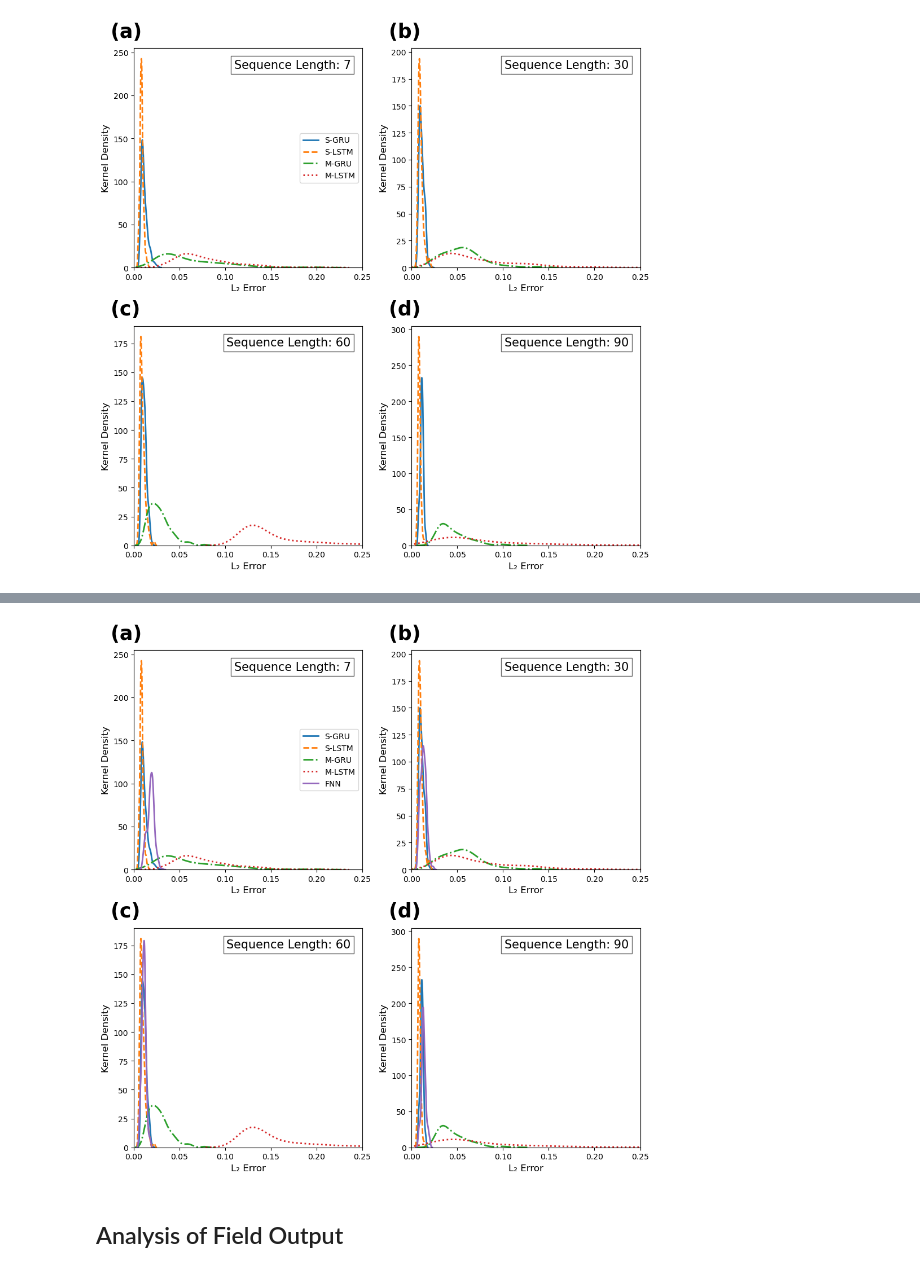
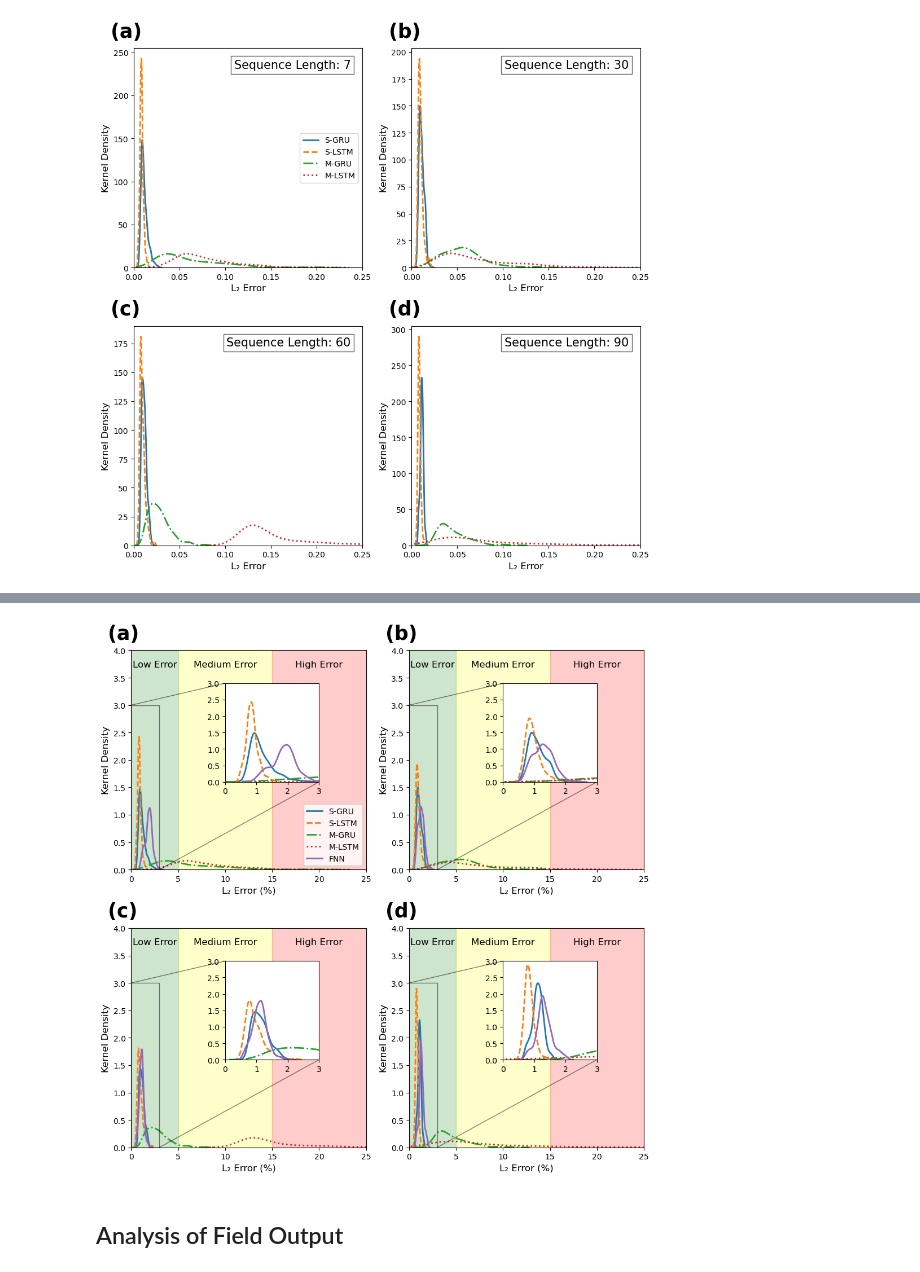
Before and after one commit to kkazuma19/CosmicRays-Operator, a Jupyter notebook: analysis.ipynb, the cells around one changed output, grey strips where cells are left out. Saved outputs shown, nothing was run; the diff lists cells and outputs as text; code cells hidden in the pictures.

```diff
--- a/analysis.ipynb
+++ b/analysis.ipynb
@@ -99,38 +197,37 @@ sdata_dir = 'single_branch/array/'
 mdata_dir = 'multi_branch/array/'
 
 # Load single-branch GRU/LSTM results
-sgru_7 = np.load(sdata_dir + 'gru_window_7_results.npy')[:, 3]
-sgru_30 = np.load(sdata_dir + 'gru_window_30_results.npy')[:, 3]
-sgru_60 = np.load(sdata_dir + 'gru_window_60_results.npy')[:, 3]
-sgru_90 = np.load(sdata_dir + 'gru_window_90_results.npy')[:, 3]
+sgru_7 = np.load(sdata_dir + 'gru_window_7_results.npy')[:, 3] * 100
+sgru_30 = np.load(sdata_dir + 'gru_window_30_results.npy')[:, 3] * 100
+sgru_60 = np.load(sdata_dir + 'gru_window_60_results.npy')[:, 3] * 100
+sgru_90 = np.load(sdata_dir + 'gru_window_90_results.npy')[:, 3] * 100
 
-slstm_7 = np.load(sdata_dir + 'lstm_window_7_results.npy')[:, 3]
-slstm_30 = np.load(sdata_dir + 'lstm_window_30_results.npy')[:, 3]
-slstm_60 = np.load(sdata_dir + 'lstm_window_60_results.npy')[:, 3]
-slstm_90 = np.load(sdata_dir + 'lstm_window_90_results.npy')[:, 3]
+slstm_7 = np.load(sdata_dir + 'lstm_window_7_results.npy')[:, 3] * 100
+slstm_30 = np.load(sdata_dir + 'lstm_window_30_results.npy')[:, 3] * 100
+slstm_60 = np.load(sdata_dir + 'lstm_window_60_results.npy')[:, 3] * 100
+slstm_90 = np.load(sdata_dir + 'lstm_window_90_results.npy')[:, 3] * 100
 
-fnn_7 = np.load(sdata_dir + 'fnn_window_7_results.npy')[:, 3]
-fnn_30 = np.load(sdata_dir + 'fnn_window_30_results.npy')[:, 3]
-fnn_60 = np.load(sdata_dir + 'fnn_window_60_results.npy')[:, 3]
-fnn_90 = np.load(sdata_dir + 'fnn_window_90_results.npy')[:, 3]
+fnn_7 = np.load(sdata_dir + 'fnn_window_7_results.npy')[:, 3] * 100
+fnn_30 = np.load(sdata_dir + 'fnn_window_30_results.npy')[:, 3] * 100
+fnn_60 = np.load(sdata_dir + 'fnn_window_60_results.npy')[:, 3] * 100
+fnn_90 = np.load(sdata_dir + 'fnn_window_90_results.npy')[:, 3] * 100
 
 # Load multi-branch GRU/LSTM results
-mgru_7 = np.load(mdata_dir + 'gru_window_7_results.npy')[:, 3]
-mgru_30 = np.load(mdata_dir + 'gru_window_30_results.npy')[:, 3]
-mgru_60 = np.load(mdata_dir + 'gru_window_60_results.npy')[:, 3]
-mgru_90 = np.load(mdata_dir + 'gru_window_90_results.npy')[:, 3]
+mgru_7 = np.load(mdata_dir + 'gru_window_7_results.npy')[:, 3] * 100
+mgru_30 = np.load(mdata_dir + 'gru_window_30_results.npy')[:, 3] * 100
+mgru_60 = np.load(mdata_dir + 'gru_window_60_results.npy')[:, 3] * 100
+mgru_90 = np.load(mdata_dir + 'gru_window_90_results.npy')[:, 3] * 100
 
-mlstm_7 = np.load(mdata_dir + 'lstm_window_7_results.npy')[:, 3]
-mlstm_30 = np.load(mdata_dir + 'lstm_window_30_results.npy')[:, 3]
-mlstm_60 = np.load(mdata_dir + 'lstm_window_60_results.npy')[:, 3]
-mlstm_90 = np.load(mdata_dir + 'lstm_window_90_results.npy')[:, 3]
+mlstm_7 = np.load(mdata_dir + 'lstm_window_7_results.npy')[:, 3] * 100
+mlstm_30 = np.load(mdata_dir + 'lstm_window_30_results.npy')[:, 3] * 100
+mlstm_60 = np.load(mdata_dir + 'lstm_window_60_results.npy')[:, 3] * 100
+mlstm_90 = np.load(mdata_dir + 'lstm_window_90_results.npy')[:, 3] * 100
 
 # Sequence labels
-sequence_labels = ["(a)", "(b)",
-                   "(c)", "(d)"]
+sequence_labels = ["(a)", "(b)", "(c)", "(d)"]
 
 # Line styles for each model
-line_styles = ["-", "--", "-.", ":", "-"]  # Solid, dashed, dash-dot, dotted, solid
+line_styles = ["-", "--", "-.", ":", "-"]
 
 # Model names
 model_labels = ["S-GRU", "S-LSTM", "M-GRU", "M-LSTM", "FNN"]
@@ -138,44 +235,66 @@ model_labels = ["S-GRU", "S-LSTM", "M-GRU", "M-LSTM", "FNN"]
 # Corresponding sequence lengths
 sequence_lengths = [7, 30, 60, 90]
 
 # Extracted L₂ error for each sequence length
 data_list = [[sgru_7, slstm_7, mgru_7, mlstm_7, fnn_7],
              [sgru_30, slstm_30, mgru_30, mlstm_30, fnn_30],
              [sgru_60, slstm_60, mgru_60, mlstm_60, fnn_60],
              [sgru_90, slstm_90, mgru_90, mlstm_90, fnn_90]]
 
 # Create 2x2 subplots
 fig, ax = plt.subplots(2, 2, figsize=(10, 10))
 
 # Loop through each panel to plot L₂ Error for different sequence lengths
 for i, ax in enumerate(ax.flat):
     for data, label, ls in zip(data_list[i], model_labels, line_styles):
-        sns.kdeplot(data, ax=ax, label=label, linestyle=ls, linewidth=2)  # L₂ Error ([:,3])
+        sns.kdeplot(data, ax=ax, label=label, linestyle=ls, linewidth=2)
 
-    ax.set_xlabel("L₂ Error", fontsize=12)
+    ax.set_xlabel("L₂ Error (%)", fontsize=12)
     ax.set_ylabel("Kernel Density", fontsize=12)
-    ax.set_xlim([0, 0.25])  # Limit x-axis to 0-0.3
+    ax.set_xlim([0, 25])  # Limit x-axis to 0-25
+    ax.set_ylim([0, 4])  # Limit y-axis to 0-3
 
     ax.text(-0.1, 1.05, sequence_labels[i], transform=ax.transAxes,
             fontsize=25, fontweight='bold')  # Panel label (a, b, c, d)
 
     # Only show legend in the first panel (a)
     if i == 0:
-        ax.legend(fontsize=10, loc='center right')  # Show legend
+        ax.legend(fontsize=10, loc='lower right')
     else:
-        ax.legend().set_visible(False)  # Hide legend for other panels
+        ax.legend().set_visible(False)
 
-    # Add "Sequence Length: X" inside each panel (top-right)
-    ax.text(0.95, 0.95, f"Sequence Length: {sequence_lengths[i]}",
-            transform=ax.transAxes, fontsize=15,
-            ha='right', va='top', bbox=dict(facecolor='white', alpha=0.6, edgecolor='black'))
+
+    # Define zoom-in region
+    x_zoom_min, x_zoom_max = 0, 3  # Region of interest for zooming
+
+    # Adding zoomed-in inset (all models)
+    axins = ax.inset_axes([0.4, 0.4, 0.4, 0.45])  # x, y, width, height
+    for data, label, ls in zip(data_list[i], model_labels, line_styles):
+        sns.kdeplot(data, ax=axins, label=label, linestyle=ls, linewidth=2)
+
+    axins.set_xlim(x_zoom_min, x_zoom_max)  # Limit x-axis
+    axins.set_ylim(0, 3.0)  # Limit y-axis
+    axins.set_ylabel("")
+
+
+    # Connect zoomed-in region to main plot
+    ax.indicate_inset_zoom(axins, edgecolor="black")
+
+    # Add shaded regions to indicate low, medium, and high error areas
+    ax.axvspan(0, 5, color='green', alpha=0.2, label='Low Error')  # Low error zone
+    ax.axvspan(5, 15, color='yellow', alpha=0.2, label='Medium Error')  # Medium error
+    ax.axvspan(15, 25, color='red', alpha=0.2, label='High Error')  # High error
+
+    # Add labels for error zones
+    ax.text(2.5, 3.7, "Low Error", fontsize=12, ha='center', color='black')
+    ax.text(10, 3.7, "Medium Error", fontsize=12, ha='center', color='black')
+    ax.text(20, 3.7, "High Error", fontsize=12, ha='center', color='black')
 
 # Adjust layout for better spacing
 plt.tight_layout()
-#plt.savefig('figures/l2_errors.png', dpi=300)
 plt.show()
 # %% [output]
-[figure, old version]
+[figure, new version]
 # %% [markdown]
 ## Analysis of Field Output
 # %%
```
Also changed, not shown: parts of 7 cells of this notebook, 9 other files.
